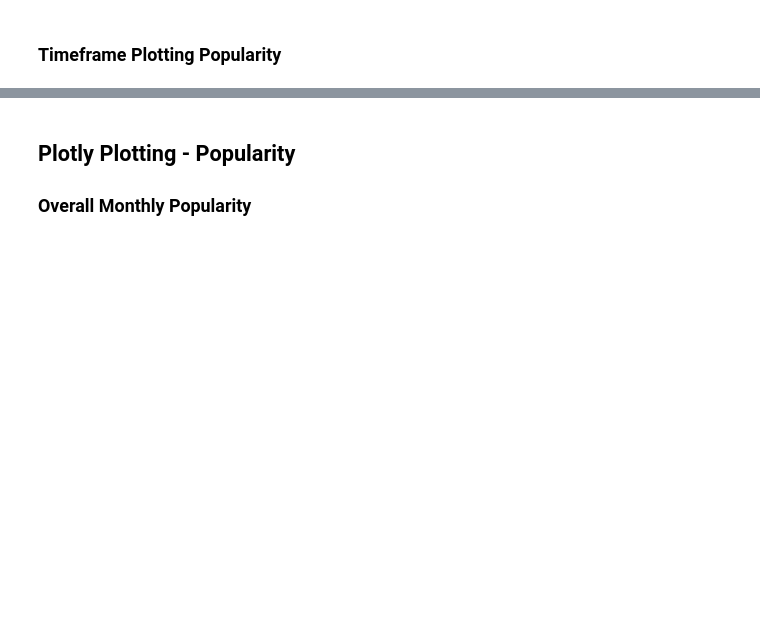
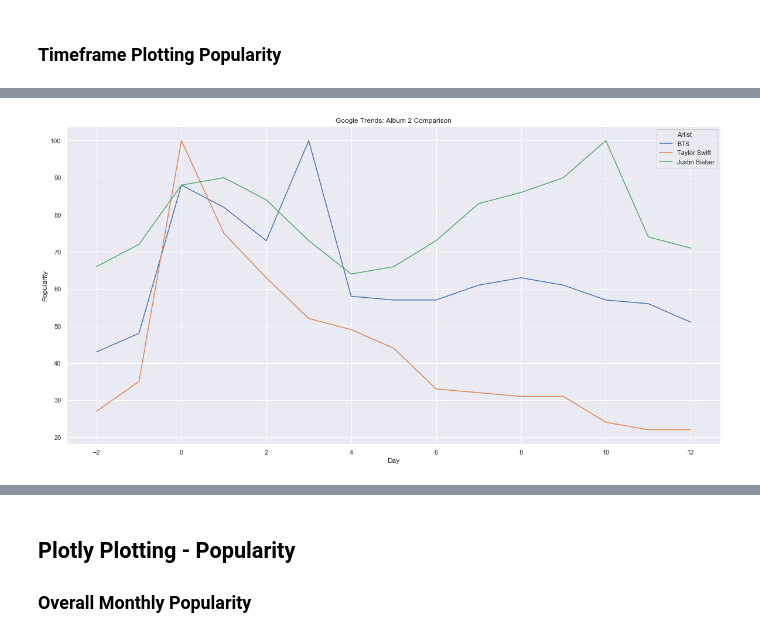
Before and after one commit to dliu9999/Fandom-Online-Collaboration, a Jupyter notebook: notebooks/01-duong-GoogleTrends.ipynb, the cells around one changed output, grey strips where cells are left out. Drawn from its saved outputs; the diff is of its cells as text; code cells hidden in the pictures; blank space fills up the shorter version.

```diff
--- a/notebooks/01-duong-GoogleTrends.ipynb
+++ b/notebooks/01-duong-GoogleTrends.ipynb
@@ -246,0 +358,9 @@ sns.lineplot(data = b, x = 'Day', y = 'Popularity', hue = 'Group')
+# %%
+a = sns.lineplot(data = album2, x = 'Day', y = 'Popularity', hue = 'Artist',
+            ci = None)
+
+a.set_title('Google Trends: Album 2 Comparison')
+
+plt.savefig('graphs/album2.png', dpi=300)
+# %% [output]
+[figure, added]
```
Also changed, not shown: parts of 27 cells of this notebook, 37 other files.
